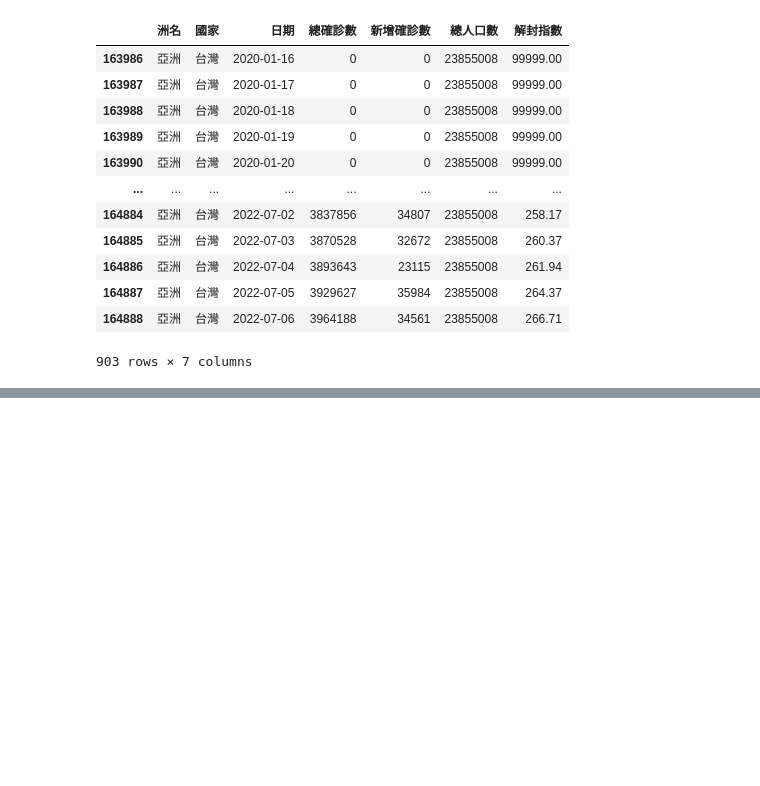
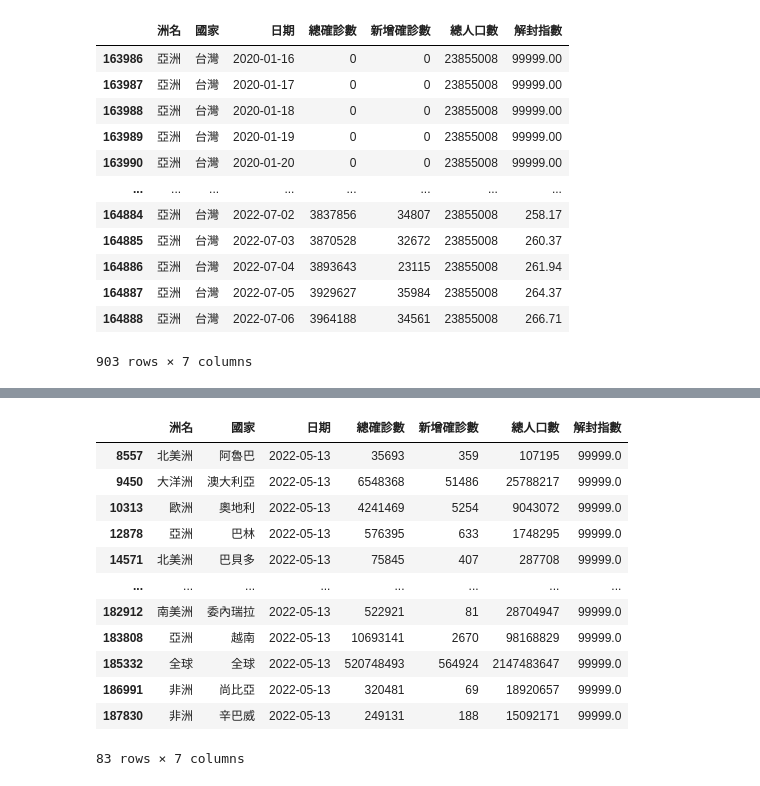
Before and after one commit to Lainie888/2023_07_27, a Jupyter notebook: lesson18_1.ipynb, the cells around one changed output, grey strips where cells are left out. Drawn from its saved outputs; the diff is of its cells as text; code cells hidden in the pictures; blank space fills up the shorter version.

```diff
--- a/lesson18_1.ipynb
+++ b/lesson18_1.ipynb
@@ -106,0 +157,16 @@ world_frame[world_frame["國家"]  == "台灣"]
+# %%
+world_frame.query('日期 == "2022-05-13" and 新增確診數 > 50')
+# %% [output]
+|  | 洲名 | 國家 | 日期 | 總確診數 | 新增確診數 | 總人口數 | 解封指數 |
+| 8557 | 北美洲 | 阿魯巴 | 2022-05-13 | 35693 | 359 | 107195 | 99999.0 |
+| 9450 | 大洋洲 | 澳大利亞 | 2022-05-13 | 6548368 | 51486 | 25788217 | 99999.0 |
+| 10313 | 歐洲 | 奧地利 | 2022-05-13 | 4241469 | 5254 | 9043072 | 99999.0 |
+| 12878 | 亞洲 | 巴林 | 2022-05-13 | 576395 | 633 | 1748295 | 99999.0 |
+| 14571 | 北美洲 | 巴貝多 | 2022-05-13 | 75845 | 407 | 287708 | 99999.0 |
+| ... | ... | ... | ... | ... | ... | ... | ... |
+| 182912 | 南美洲 | 委內瑞拉 | 2022-05-13 | 522921 | 81 | 28704947 | 99999.0 |
+| 183808 | 亞洲 | 越南 | 2022-05-13 | 10693141 | 2670 | 98168829 | 99999.0 |
+| 185332 | 全球 | 全球 | 2022-05-13 | 520748493 | 564924 | 2147483647 | 99999.0 |
+| 186991 | 非洲 | 尚比亞 | 2022-05-13 | 320481 | 69 | 18920657 | 99999.0 |
+| 187830 | 非洲 | 辛巴威 | 2022-05-13 | 249131 | 188 | 15092171 | 99999.0 |
+83 rows × 7 columns
```
Also changed, not shown: parts of 9 cells of this notebook, 2 other files.
